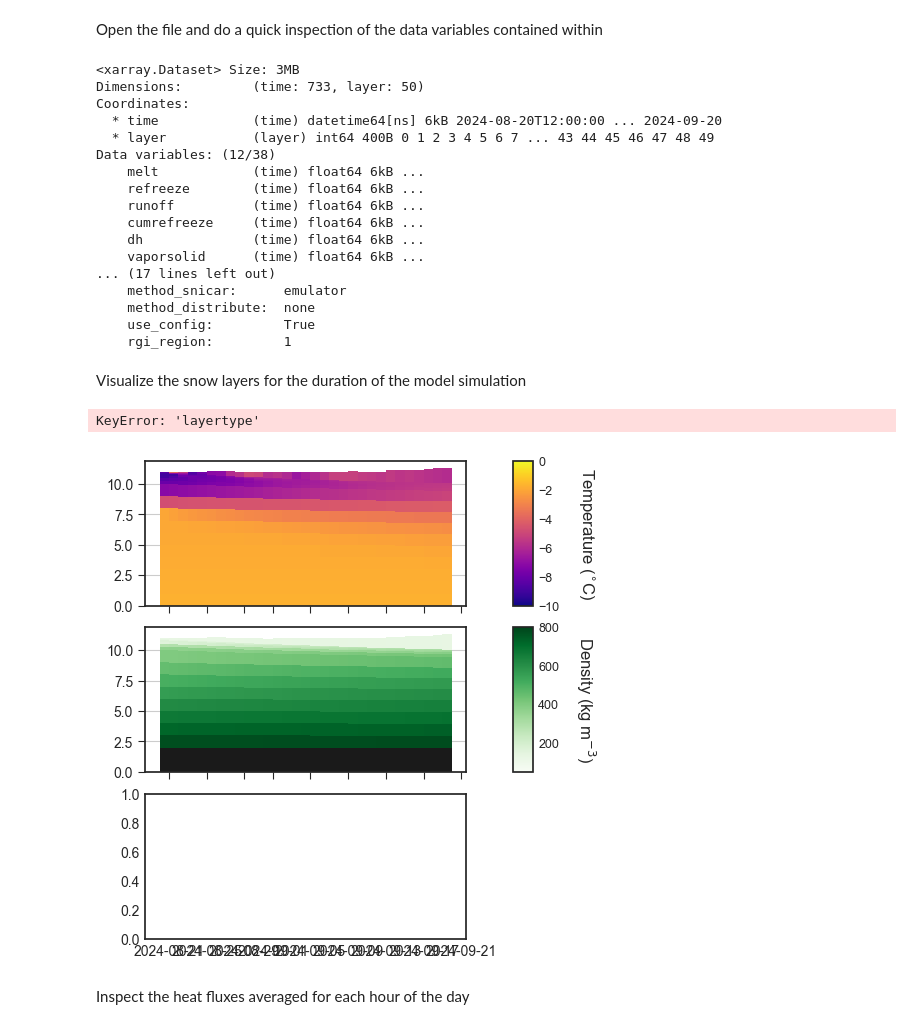
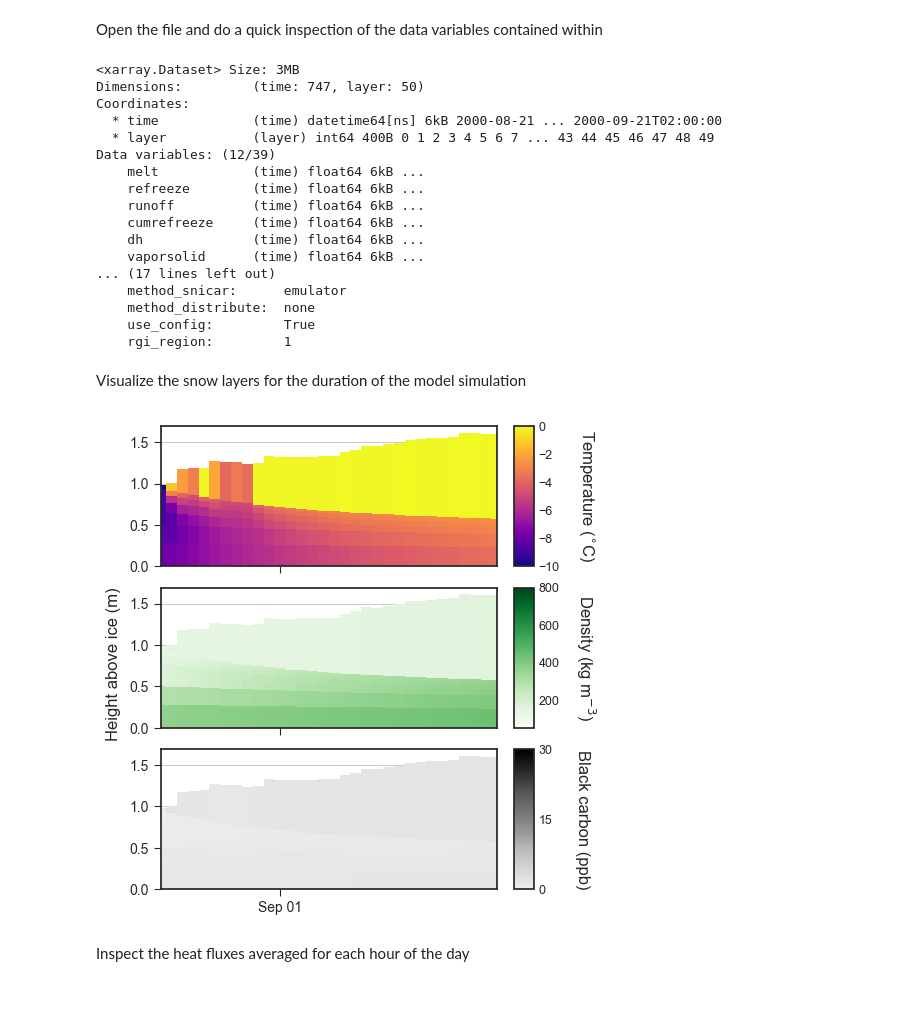
Before and after one commit to clairevwilson/PEBSI, a Jupyter notebook: visualize_output.ipynb, the cells around one changed output. Drawn from its saved outputs; the diff is of its cells as text; code cells hidden in the pictures; blank space fills up the shorter version.

```diff
--- a/visualize_output.ipynb
+++ b/visualize_output.ipynb
@@ -111,16 +111,16 @@ The autoreload extension is already loaded. To reload it, use:
 # %% [markdown]
 Open the file and do a quick inspection of the data variables contained within
 # %%
-output_fn = '../Output/test_simulation_2/01.00570_2.nc'
+output_fn = '../Output/test_simulation_1/01.00570_0.nc'
 ds = xr.open_dataset(output_fn)
 ds
 # %% [output]
 <xarray.Dataset> Size: 3MB
-Dimensions:         (time: 733, layer: 50)
+Dimensions:         (time: 747, layer: 50)
 Coordinates:
-  * time            (time) datetime64[ns] 6kB 2024-08-20T12:00:00 ... 2024-09-20
+  * time            (time) datetime64[ns] 6kB 2000-08-21 ... 2000-09-21T02:00:00
   * layer           (layer) int64 400B 0 1 2 3 4 5 6 7 ... 43 44 45 46 47 48 49
-Data variables: (12/38)
+Data variables: (12/39)
     melt            (time) float64 6kB ...
     refreeze        (time) float64 6kB ...
     runoff          (time) float64 6kB ...
@@ -137,21 +137,20 @@ Visualize the snow layers for the duration of the model simulation
 # %%
 # Define the variables to plot
 # Options: layertemp, layerdensity, layerwater, layergrainsize, layerBC, layerOC, layerdust
-layer_vars = ['layertemp','layerdensity']
+layer_vars = ['layertemp','layerdensity','layerBC']
 
 # Find the start and end timestamp
 start = ds.time.values[0]
 end = ds.time.values[-1]
 
 # Create a daily timeseries to sample the model output
 daily_dates = pd.date_range(start, end)
 
 # Plot the layers
 fig, axes = visualize_layers(ds, daily_dates, layer_vars)
 plt.show()
 # %% [output]
-KeyError: 'layertype'
-[figure, old version]
+[figure, new version]
 # %% [markdown]
 Inspect the heat fluxes averaged for each hour of the day
 # %%
```
Also changed, not shown: 6 other files.
